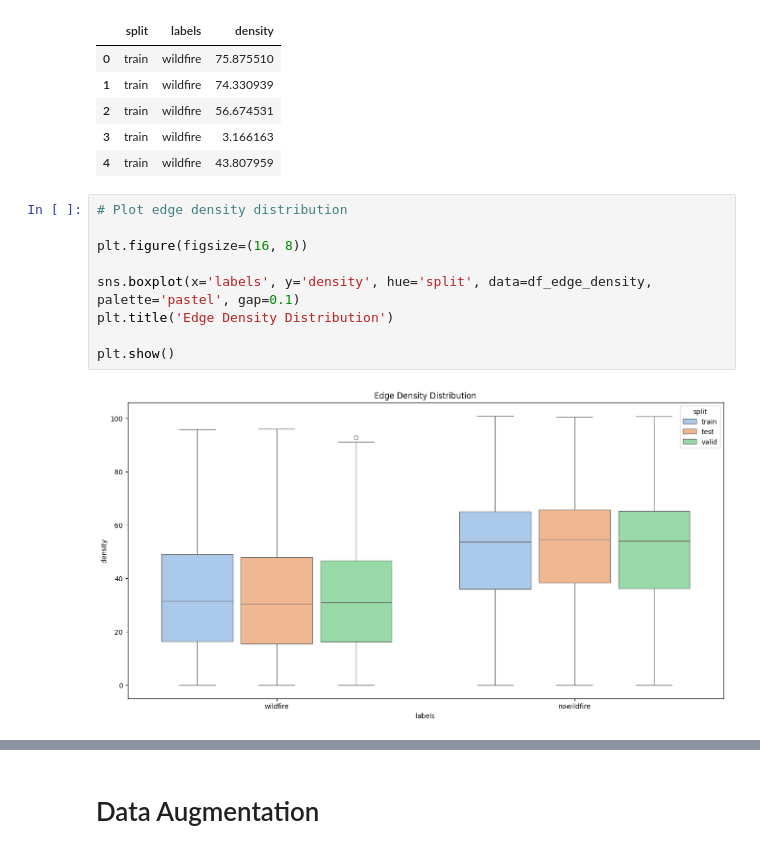
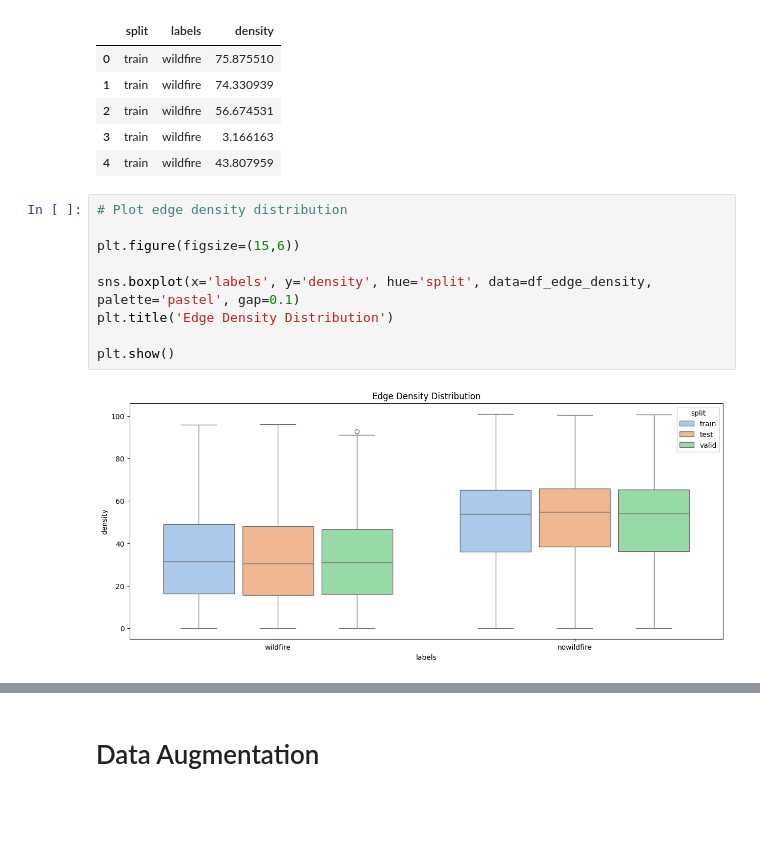
Before and after one commit to Silvano315/Wildfire_Prediction_with_Satellite_Images, a Jupyter notebook: EDA.ipynb, the cells around one changed output, grey strips where cells are left out. Cells and saved outputs as stored; diff of their text form; blank space fills up the shorter version.

```diff
--- a/EDA.ipynb
+++ b/EDA.ipynb
@@ -232,11 +232,11 @@ df_edge_density.head()
 # %%
 # Plot edge density distribution
 
-plt.figure(figsize=(16, 8))
+plt.figure(figsize=(15,6))
 
 sns.boxplot(x='labels', y='density', hue='split', data=df_edge_density, palette='pastel', gap=0.1)
 plt.title('Edge Density Distribution')
 
 plt.show()
 # %% [output]
-[figure, old version]
+[figure, new version]
```
Also changed, not shown: parts of 3 cells of this notebook.
